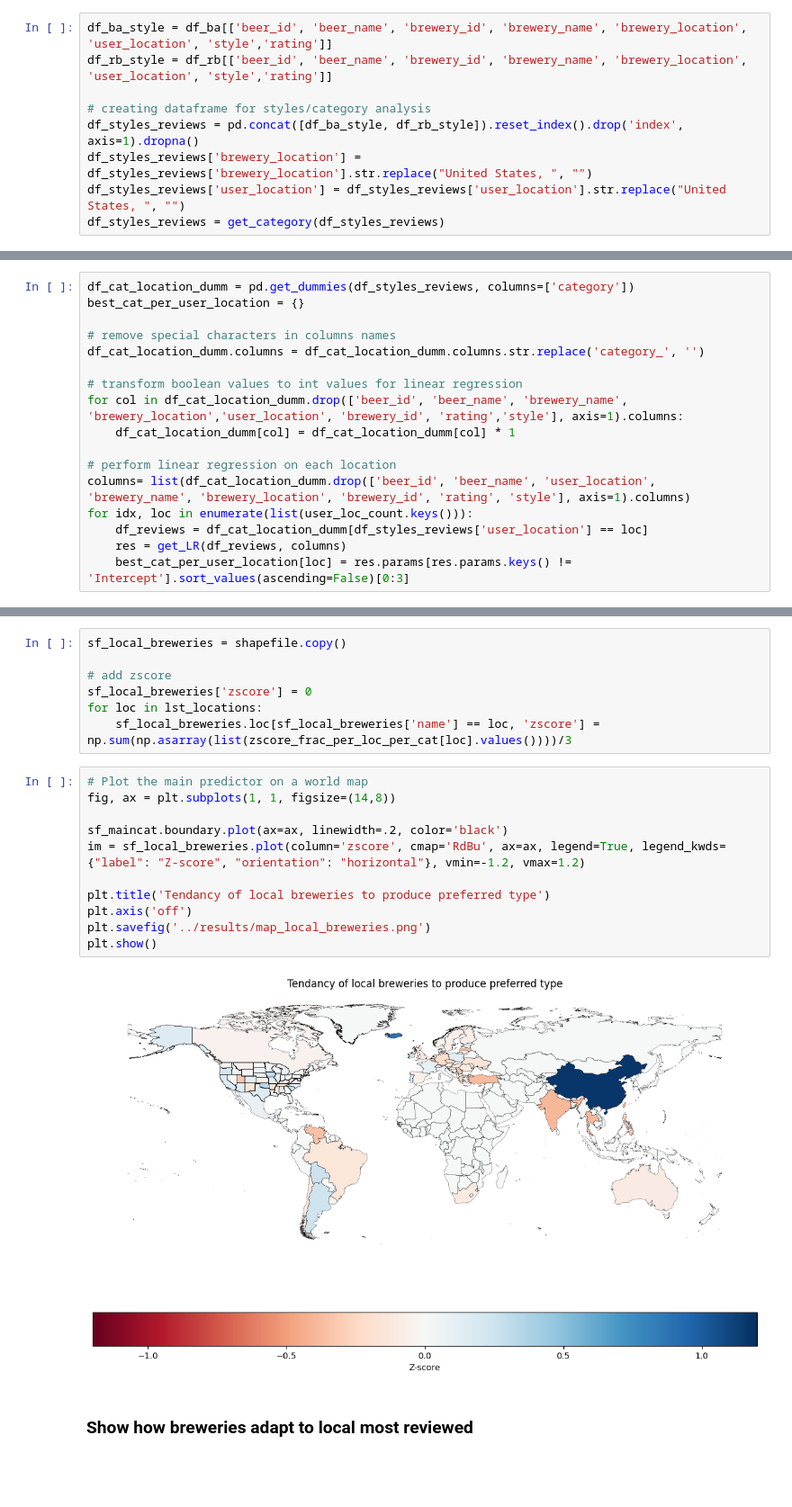
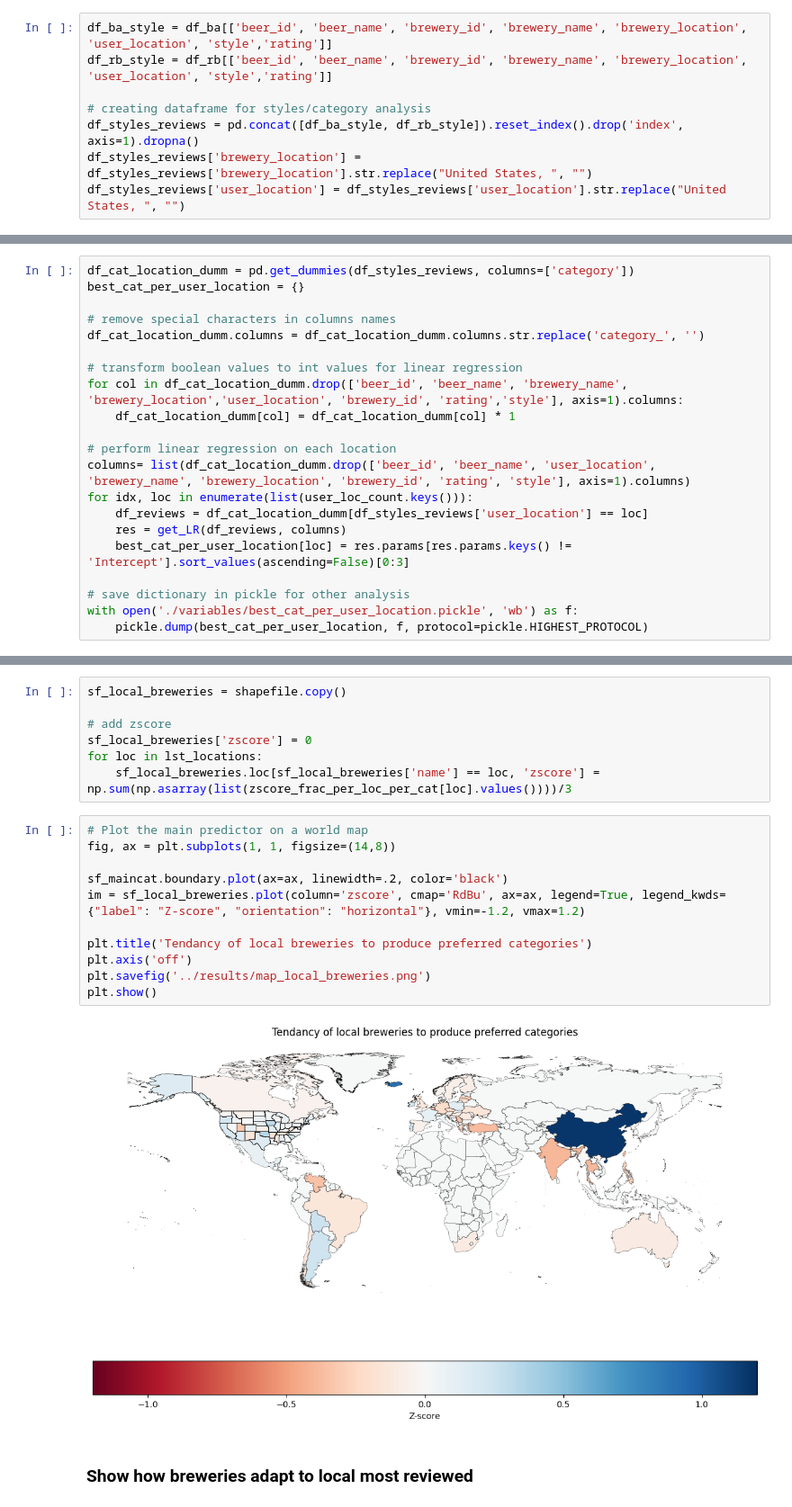
Before and after one commit to epfl-ada/ada-2023-project-dada, a Jupyter notebook: src/3.linear_regression.ipynb, the cells around one changed output, grey strips where cells are left out. Shown at 90% size. Saved outputs shown, nothing was run; the diff lists cells and outputs as text; blank space fills up the shorter version.

```diff
--- a/src/3.linear_regression.ipynb
+++ b/src/3.linear_regression.ipynb
@@ -104,7 +104,6 @@ df_rb_style = df_rb[['beer_id', 'beer_name', 'brewery_id', 'brewery_name', 'brew
 df_styles_reviews = pd.concat([df_ba_style, df_rb_style]).reset_index().drop('index', axis=1).dropna()
 df_styles_reviews['brewery_location'] = df_styles_reviews['brewery_location'].str.replace("United States, ", "")
 df_styles_reviews['user_location'] = df_styles_reviews['user_location'].str.replace("United States, ", "")
-df_styles_reviews = get_category(df_styles_reviews)
 # %% [output]
 ['BROWNS' 'PALE_ALES' 'WHEATS' 'STOUTS' 'BELGIANS' 'OTHER' 'SOURS'
  'LAGERS' 'PORTERS']
@@ -139,6 +136,10 @@ for idx, loc in enumerate(list(user_loc_count.keys())):
     df_reviews = df_cat_location_dumm[df_styles_reviews['user_location'] == loc]
     res = get_LR(df_reviews, columns)
     best_cat_per_user_location[loc] = res.params[res.params.keys() != 'Intercept'].sort_values(ascending=False)[0:3]
+
+# save dictionary in pickle for other analysis
+with open('./variables/best_cat_per_user_location.pickle', 'wb') as f:
+    pickle.dump(best_cat_per_user_location, f, protocol=pickle.HIGHEST_PROTOCOL)
 # %% [markdown]
 ## Finding most reviewed category
 # %%
@@ -387,16 +388,16 @@ for loc in lst_locations:
 # %%
 # Plot the main predictor on a world map
 fig, ax = plt.subplots(1, 1, figsize=(14,8))
 
 sf_maincat.boundary.plot(ax=ax, linewidth=.2, color='black')
 im = sf_local_breweries.plot(column='zscore', cmap='RdBu', ax=ax, legend=True, legend_kwds={"label": "Z-score", "orientation": "horizontal"}, vmin=-1.2, vmax=1.2)
 
-plt.title('Tendancy of local breweries to produce preferred type')
+plt.title('Tendancy of local breweries to produce preferred categories')
 plt.axis('off')
 plt.savefig('../results/map_local_breweries.png')
 plt.show()
 # %% [output]
-[figure, old version]
+[figure, new version]
 # %% [markdown]
 ### Show how breweries adapt to local most reviewed
 # %%
```
Also changed, not shown: parts of 2 cells of this notebook.
